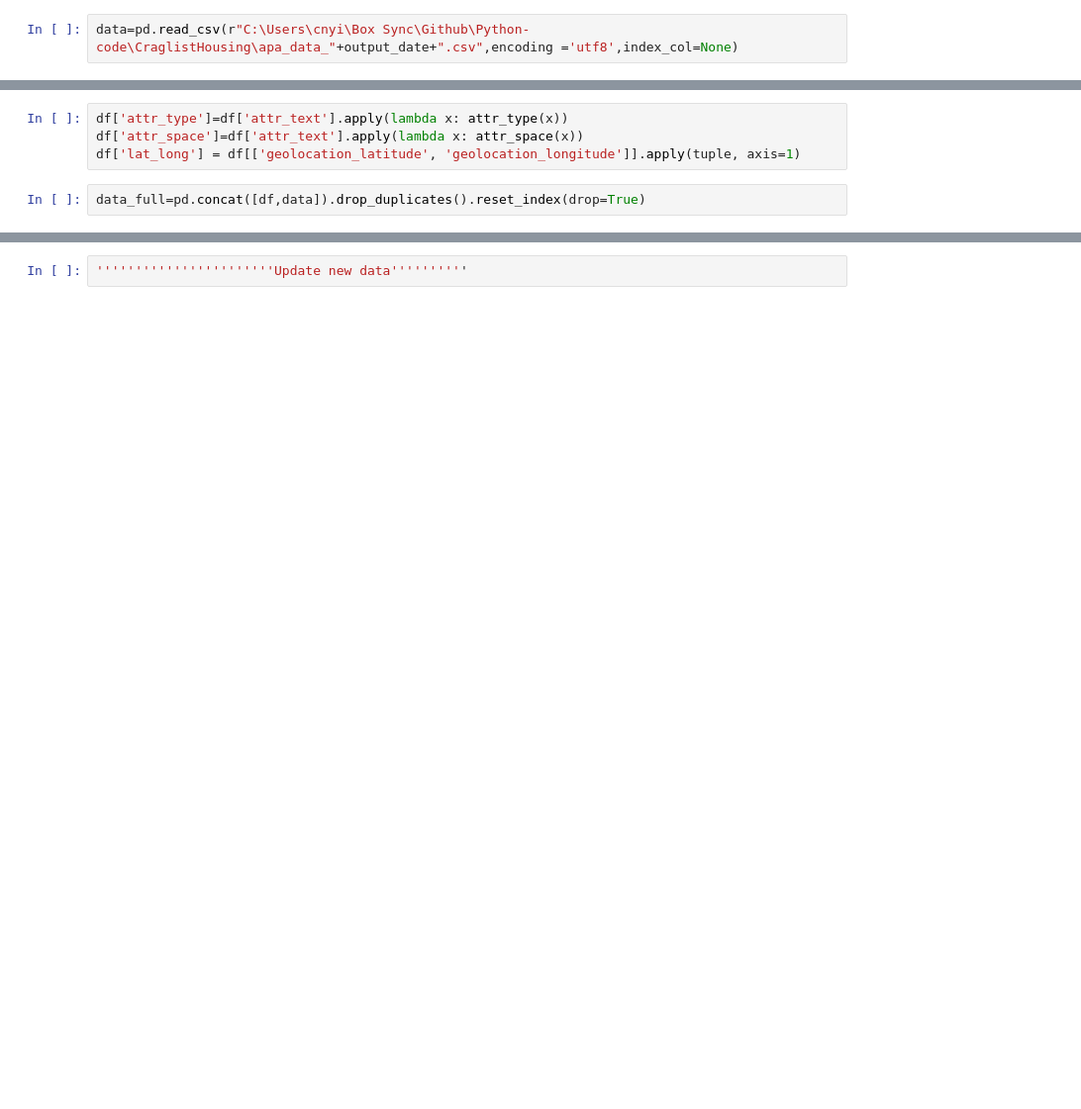
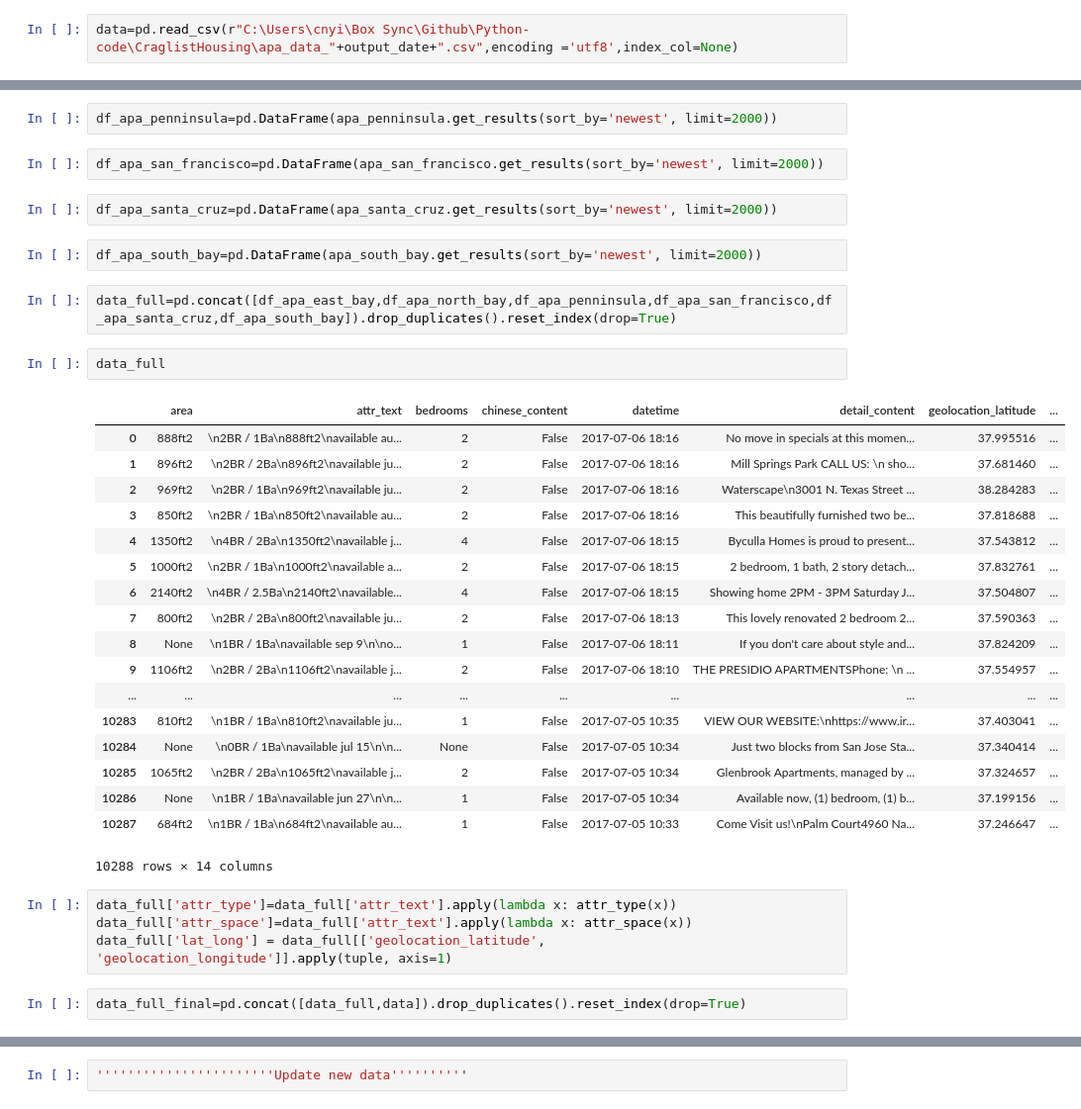
Before and after one commit to bjyic/CraglistHousing, a Jupyter notebook: Craglist_detail_V1.ipynb, the cells around one changed output, grey strips where cells are left out. Shown at 99% size. Cells and saved outputs as stored; diff of their text form; blank space fills up the shorter version.

```diff
--- a/Craglist_detail_V1.ipynb
+++ b/Craglist_detail_V1.ipynb
@@ -465,6 +489,37 @@ df = pd.DataFrame(apa.get_results(sort_by='newest',limit=800))
+# %%
+df_apa_penninsula=pd.DataFrame(apa_penninsula.get_results(sort_by='newest', limit=2000))
+# %%
+df_apa_san_francisco=pd.DataFrame(apa_san_francisco.get_results(sort_by='newest', limit=2000))
+# %%
+df_apa_santa_cruz=pd.DataFrame(apa_santa_cruz.get_results(sort_by='newest', limit=2000))
+# %%
+df_apa_south_bay=pd.DataFrame(apa_south_bay.get_results(sort_by='newest', limit=2000))
+# %%
+data_full=pd.concat([df_apa_east_bay,df_apa_north_bay,df_apa_penninsula,df_apa_san_francisco,df_apa_santa_cruz,df_apa_south_bay]).drop_duplicates().reset_index(drop=True)
+# %%
+data_full
+# %% [output]
+|  | area | attr_text | bedrooms | chinese_content | datetime | detail_content | geolocation_latitude | ... |
+| 0 | 888ft2 | \n2BR / 1Ba\n888ft2\navailable au... | 2 | False | 2017-07-06 18:16 | No move in specials at this momen... | 37.995516 | ... |
+| 1 | 896ft2 | \n2BR / 2Ba\n896ft2\navailable ju... | 2 | False | 2017-07-06 18:16 | Mill Springs Park CALL US: \n sho... | 37.681460 | ... |
+| 2 | 969ft2 | \n2BR / 1Ba\n969ft2\navailable ju... | 2 | False | 2017-07-06 18:16 | Waterscape\n3001 N. Texas Street ... | 38.284283 | ... |
+| 3 | 850ft2 | \n2BR / 1Ba\n850ft2\navailable au... | 2 | False | 2017-07-06 18:16 | This beautifully furnished two be... | 37.818688 | ... |
+| 4 | 1350ft2 | \n4BR / 2Ba\n1350ft2\navailable j... | 4 | False | 2017-07-06 18:15 | Byculla Homes is proud to present... | 37.543812 | ... |
+| 5 | 1000ft2 | \n2BR / 1Ba\n1000ft2\navailable a... | 2 | False | 2017-07-06 18:15 | 2 bedroom, 1 bath, 2 story detach... | 37.832761 | ... |
+| 6 | 2140ft2 | \n4BR / 2.5Ba\n2140ft2\navailable... | 4 | False | 2017-07-06 18:15 | Showing home 2PM - 3PM Saturday J... | 37.504807 | ... |
+| 7 | 800ft2 | \n2BR / 2Ba\n800ft2\navailable ju... | 2 | False | 2017-07-06 18:13 | This lovely renovated 2 bedroom 2... | 37.590363 | ... |
+| 8 | None | \n1BR / 1Ba\navailable sep 9\n\no... | 1 | False | 2017-07-06 18:11 | If you don't care about style and... | 37.824209 | ... |
+| 9 | 1106ft2 | \n2BR / 2Ba\n1106ft2\navailable j... | 2 | False | 2017-07-06 18:10 | THE PRESIDIO APARTMENTSPhone: \n ... | 37.554957 | ... |
+| ... | ... | ... | ... | ... | ... | ... | ... | ... |
+| 10283 | 810ft2 | \n1BR / 1Ba\n810ft2\navailable ju... | 1 | False | 2017-07-05 10:35 | VIEW OUR WEBSITE:\nhttps://www.ir... | 37.403041 | ... |
+| 10284 | None | \n0BR / 1Ba\navailable jul 15\n\n... | None | False | 2017-07-05 10:34 | Just two blocks from San Jose Sta... | 37.340414 | ... |
+| 10285 | 1065ft2 | \n2BR / 2Ba\n1065ft2\navailable j... | 2 | False | 2017-07-05 10:34 | Glenbrook Apartments, managed by ... | 37.324657 | ... |
+| 10286 | None | \n1BR / 1Ba\navailable jun 27\n\n... | 1 | False | 2017-07-05 10:34 | Available now, (1) bedroom, (1) b... | 37.199156 | ... |
+| 10287 | 684ft2 | \n1BR / 1Ba\n684ft2\navailable au... | 1 | False | 2017-07-05 10:33 | Come Visit us!\nPalm Court4960 Na... | 37.246647 | ... |
+10288 rows × 14 columns
 # %%
-df['attr_type']=df['attr_text'].apply(lambda x: attr_type(x))
-df['attr_space']=df['attr_text'].apply(lambda x: attr_space(x))
-df['lat_long'] = df[['geolocation_latitude', 'geolocation_longitude']].apply(tuple, axis=1)
+data_full['attr_type']=data_full['attr_text'].apply(lambda x: attr_type(x))
+data_full['attr_space']=data_full['attr_text'].apply(lambda x: attr_space(x))
+data_full['lat_long'] = data_full[['geolocation_latitude', 'geolocation_longitude']].apply(tuple, axis=1)
 # %%
-data_full=pd.concat([df,data]).drop_duplicates().reset_index(drop=True)
+data_full_final=pd.concat([data_full,data]).drop_duplicates().reset_index(drop=True)
```
Also changed, not shown: parts of 17 cells of this notebook.
